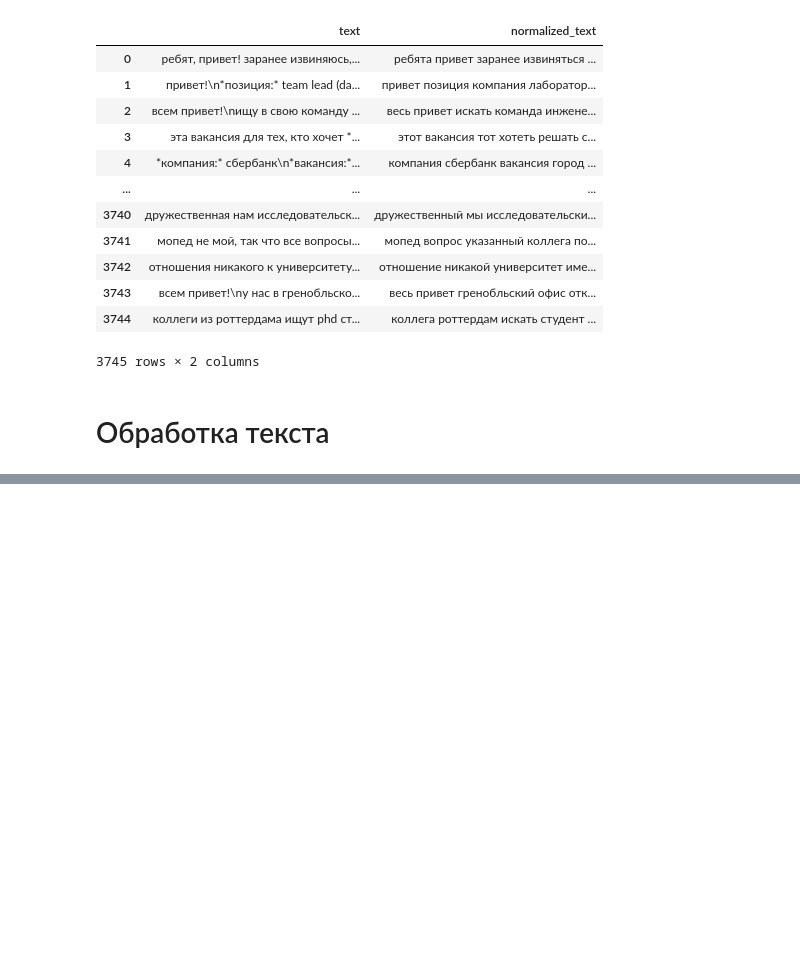
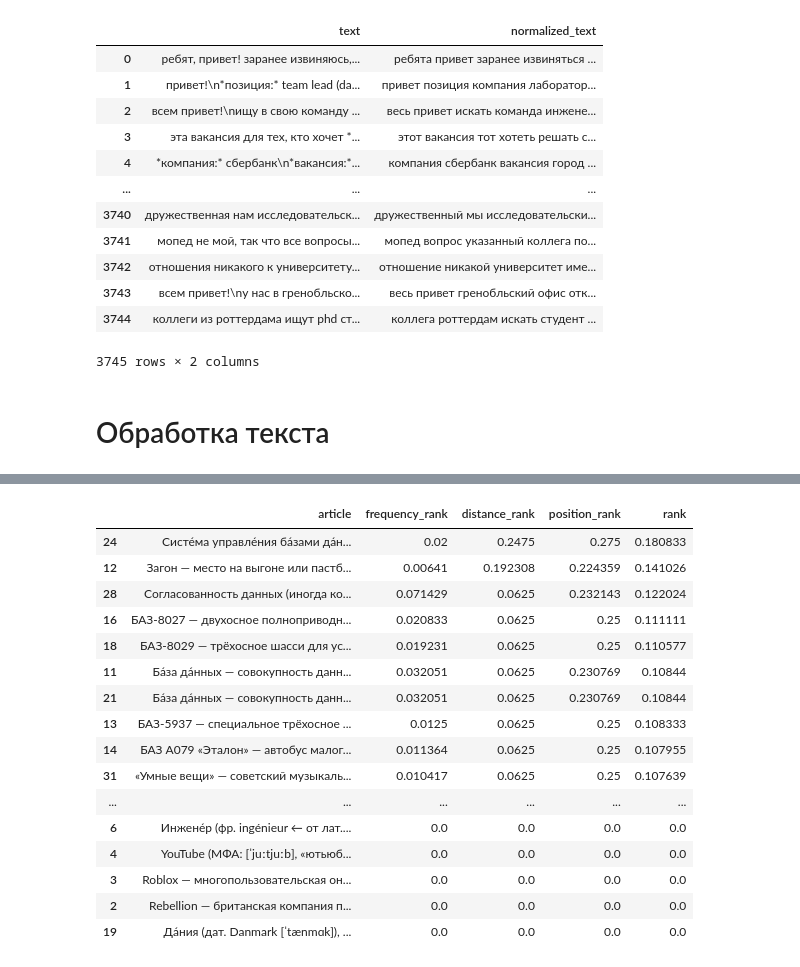
Before and after one commit to slavastar/Data-Analysis-Course, a Jupyter notebook: Project.ipynb, the cells around one changed output, grey strips where cells are left out. Drawn from its saved outputs; the diff is of its cells as text; code cells hidden in the pictures; blank space fills up the shorter version.

```diff
--- a/Project.ipynb
+++ b/Project.ipynb
@@ -191,0 +209,10 @@ df.loc[recommendation_indices]
+# %%
+def frequency_score(text_1: str, text_2: str) -> float:
+    """
+    Считает частоту встречаемости слов в двух текстах
+    Возвращает нормализованное значение от 0 до 1
+    param text_1, text_2: тексты
+    """
+
+    words_1, words_2 = text_1.split(), text_2.split()
+    return sum(map(lambda pair: pair[0] == pair[1], product(words_1, words_2))) / (len(words_1) * len(words_2))
@@ -191,0 +302,26 @@ df.loc[recommendation_indices]
+# %%
+def range_articles(query: str, articles: pd.Series) -> pd.DataFrame:
+    """
+    Ранжирует статьи на основе запроса. Учитывает следующие типы рангов:
+    1. Частота слов
+    2. Расстояние между словами
+    3. Расположение в документе
+    Каждой статье присваивается ранг, равный среднему из посчитанных рангов
+    param query: запрос
+    param articles: список текстов (статей)
+    """
+
+    query = ' '.join(process_text(edit_spelling(query)))
+    ranks = pd.DataFrame(index=range(len(articles)),
+                         columns=['article', 'frequency_rank', 'distance_rank', 'position_rank'])
+
+    for i, article in enumerate(articles):
+        ranks.loc[i, 'article'] = article
+        article = ' '.join(process_text(article))
+
+        ranks.loc[i, 'frequency_rank'] = frequency_score(query, article)
+        ranks.loc[i, 'distance_rank'] = distance_score(query, article)
+        ranks.loc[i, 'position_rank'] = position_score(query, article)
+
+    ranks['rank'] = (ranks['frequency_rank'] + ranks['distance_rank'] + ranks['position_rank']) / 3
+    return ranks.sort_values(by='rank', ascending=False)
@@ -191,0 +330,6 @@ df.loc[recommendation_indices]
+# %%
+query = 'Разрабочики баз даных умныые'
+# %%
+# сделаем рекомендацию для запроса
+articles = recommend_wikipedia_articles(query)
+articles
@@ -191,0 +354,21 @@ df.loc[recommendation_indices]
+# %%
+# отранижируем рекомендованные на предыдущем шаги статьи
+range_articles(query, articles['text'])
+# %% [output]
+|  | article | frequency_rank | distance_rank | position_rank | rank |
+| 24 | Систе́ма управле́ния ба́зами да́н... | 0.02 | 0.2475 | 0.275 | 0.180833 |
+| 12 | Загон — место на выгоне или пастб... | 0.00641 | 0.192308 | 0.224359 | 0.141026 |
+| 28 | Согласованность данных (иногда ко... | 0.071429 | 0.0625 | 0.232143 | 0.122024 |
+| 16 | БАЗ-8027 — двухосное полноприводн... | 0.020833 | 0.0625 | 0.25 | 0.111111 |
+| 18 | БАЗ-8029 — трёхосное шасси для ус... | 0.019231 | 0.0625 | 0.25 | 0.110577 |
+| 11 | Ба́за да́нных — совокупность данн... | 0.032051 | 0.0625 | 0.230769 | 0.10844 |
+| 21 | Ба́за да́нных — совокупность данн... | 0.032051 | 0.0625 | 0.230769 | 0.10844 |
+| 13 | БАЗ-5937 — специальное трёхосное ... | 0.0125 | 0.0625 | 0.25 | 0.108333 |
+| 14 | БАЗ А079 «Эталон» — автобус малог... | 0.011364 | 0.0625 | 0.25 | 0.107955 |
+| 31 | «Умные вещи» — советский музыкаль... | 0.010417 | 0.0625 | 0.25 | 0.107639 |
+| ... | ... | ... | ... | ... | ... |
+| 6 | Инжене́р (фр. ingénieur ← от лат.... | 0.0 | 0.0 | 0.0 | 0.0 |
+| 4 | YouTube (МФА: [ˈjuːtjuːb], «ютьюб... | 0.0 | 0.0 | 0.0 | 0.0 |
+| 3 | Roblox — многопользовательская он... | 0.0 | 0.0 | 0.0 | 0.0 |
+| 2 | Rebellion — британская компания п... | 0.0 | 0.0 | 0.0 | 0.0 |
+| 19 | Да́ния (дат. Danmark [ˈtænmɑk]), ... | 0.0 | 0.0 | 0.0 | 0.0 |
```
Also changed, not shown: parts of 18 cells of this notebook.
